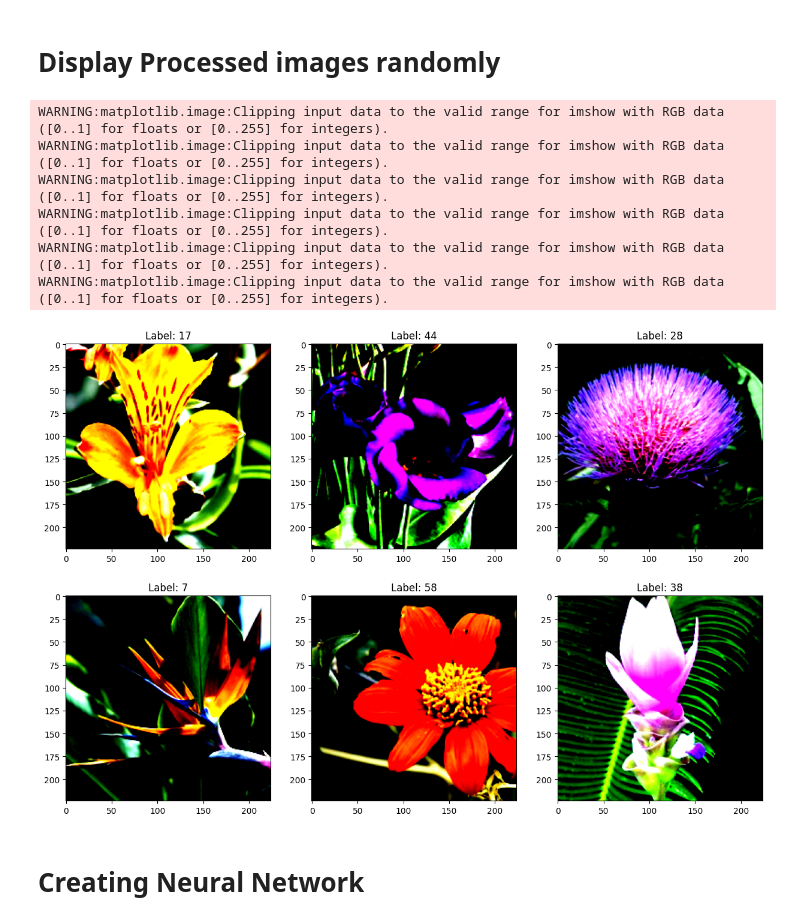
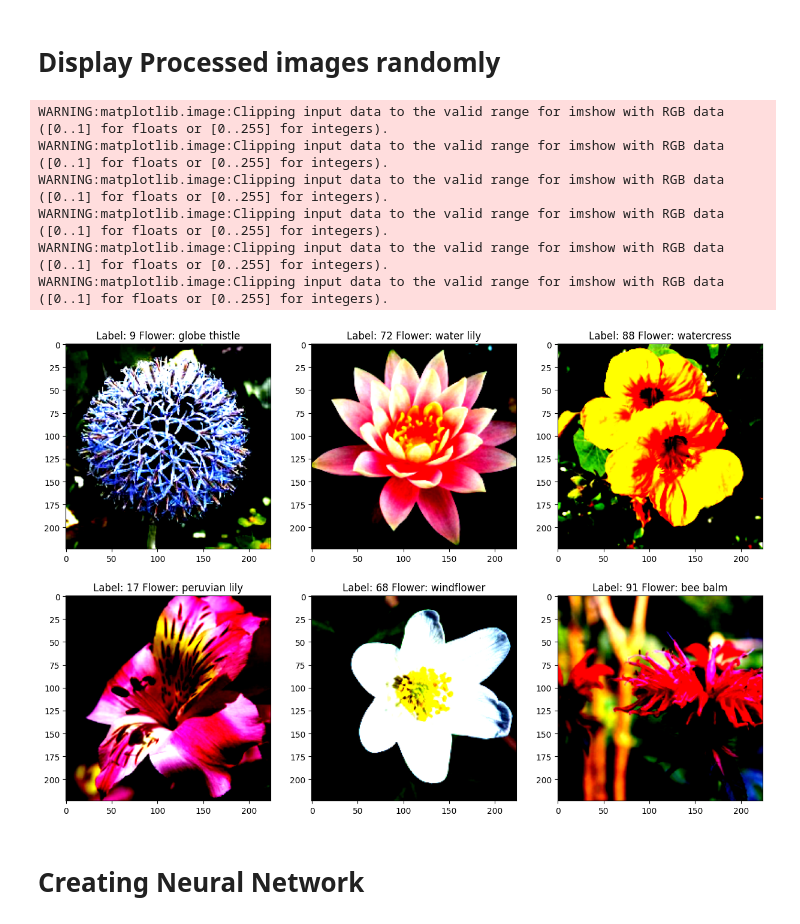
Before and after one commit to afirth03/Flowers-102-Analysed, a Jupyter notebook: IMLOExam.ipynb, the cells around one changed output. Cells and saved outputs as stored; diff of their text form; code cells hidden in the pictures.

```diff
--- a/IMLOExam.ipynb
+++ b/IMLOExam.ipynb
@@ -71,24 +73,24 @@ flower_name = labels_to_flower_names[label]
 # %%
 figure = plt.figure(figsize=(15, 10))
 cols, rows = 3, 2
 
 for i in range(1, cols * rows + 1):
     sample_idx = torch.randint(len(val_data), size=(1,)).item()
     img, label = val_data[sample_idx]
     img = img.permute(1, 2, 0)
     ax = figure.add_subplot(rows, cols, i)
-    ax.set_title(f'Label: {label}')
+    ax.set_title(f'Label: {label} Flower: {flower_name(label, classes)}')
     ax.axis("on")
     ax.imshow(img.squeeze(), cmap="Accent")
 plt.show()
 # %% [output]
 WARNING:matplotlib.image:Clipping input data to the valid range for imshow with RGB data ([0..1] for floats or [0..255] for integers).
 WARNING:matplotlib.image:Clipping input data to the valid range for imshow with RGB data ([0..1] for floats or [0..255] for integers).
 WARNING:matplotlib.image:Clipping input data to the valid range for imshow with RGB data ([0..1] for floats or [0..255] for integers).
 WARNING:matplotlib.image:Clipping input data to the valid range for imshow with RGB data ([0..1] for floats or [0..255] for integers).
 WARNING:matplotlib.image:Clipping input data to the valid range for imshow with RGB data ([0..1] for floats or [0..255] for integers).
 WARNING:matplotlib.image:Clipping input data to the valid range for imshow with RGB data ([0..1] for floats or [0..255] for integers).
-[figure, old version]
+[figure, new version]
 # %% [markdown]
 # Creating Neural Network
 # %%
```
Also changed, not shown: parts of 8 cells of this notebook.
